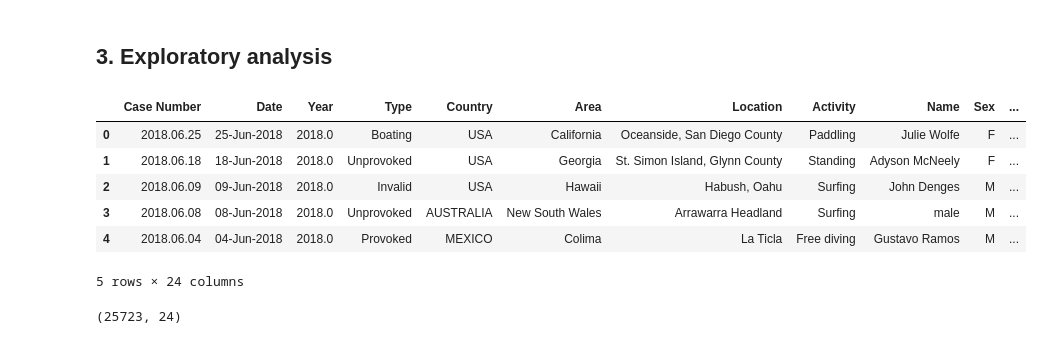
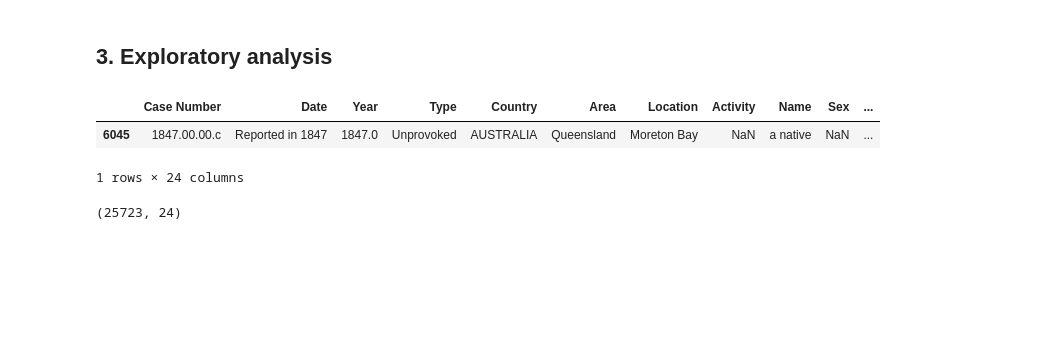
Before and after one commit to laumosa/Project1-Sharks, a Jupyter notebook: exploration.ipynb, the cells around one changed output. Cells and saved outputs as stored; diff of their text form; code cells hidden in the pictures; blank space fills up the shorter version.

```diff
--- a/exploration.ipynb
+++ b/exploration.ipynb
@@ -26,15 +28,11 @@ df
 # %% [markdown]
 ## 3. Exploratory analysis
 # %%
-df.head()
+df.sample()
 # %% [output]
 |  | Case Number | Date | Year | Type | Country | Area | Location | Activity | Name | Sex | ... |
-| 0 | 2018.06.25 | 25-Jun-2018 | 2018.0 | Boating | USA | California | Oceanside, San Diego County | Paddling | Julie Wolfe | F | ... |
-| 1 | 2018.06.18 | 18-Jun-2018 | 2018.0 | Unprovoked | USA | Georgia | St. Simon Island, Glynn County | Standing | Adyson McNeely | F | ... |
-| 2 | 2018.06.09 | 09-Jun-2018 | 2018.0 | Invalid | USA | Hawaii | Habush, Oahu | Surfing | John Denges | M | ... |
-| 3 | 2018.06.08 | 08-Jun-2018 | 2018.0 | Unprovoked | AUSTRALIA | New South Wales | Arrawarra Headland | Surfing | male | M | ... |
-| 4 | 2018.06.04 | 04-Jun-2018 | 2018.0 | Provoked | MEXICO | Colima | La Ticla | Free diving | Gustavo Ramos | M | ... |
+| 6045 | 1847.00.00.c | Reported in 1847 | 1847.0 | Unprovoked | AUSTRALIA | Queensland | Moreton Bay | NaN | a native | NaN | ... |
-5 rows × 24 columns
+1 rows × 24 columns
 # %%
 df.shape
 # %% [output]
```
Also changed, not shown: parts of 64 cells of this notebook, 1 other file.
